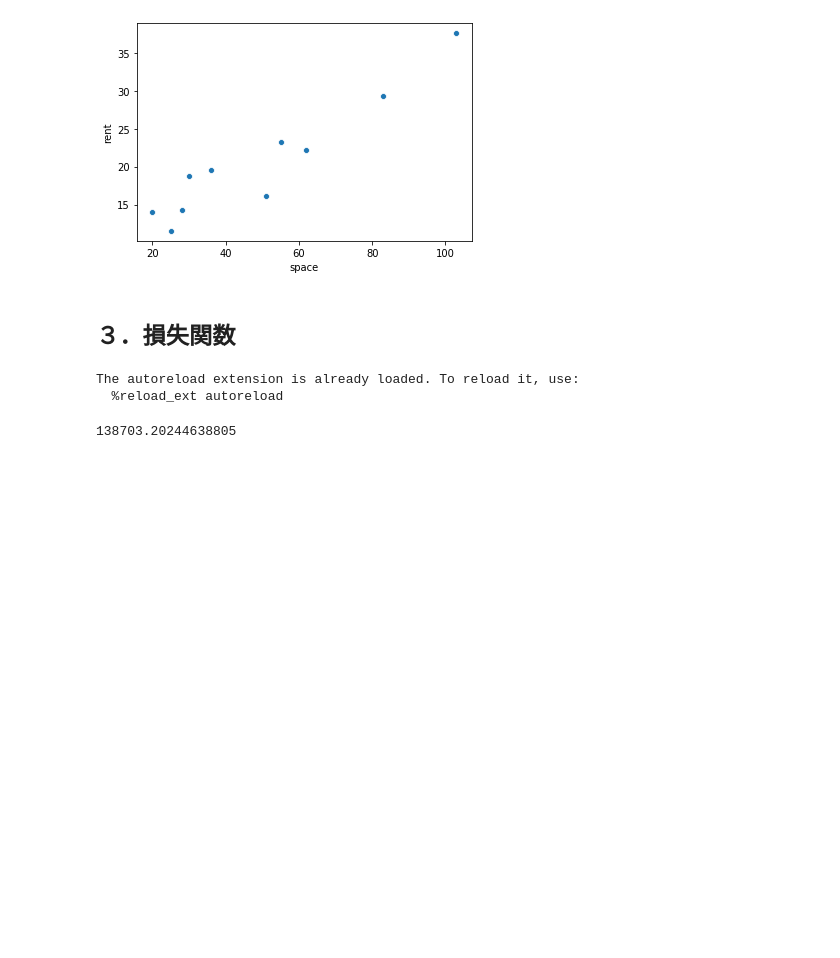
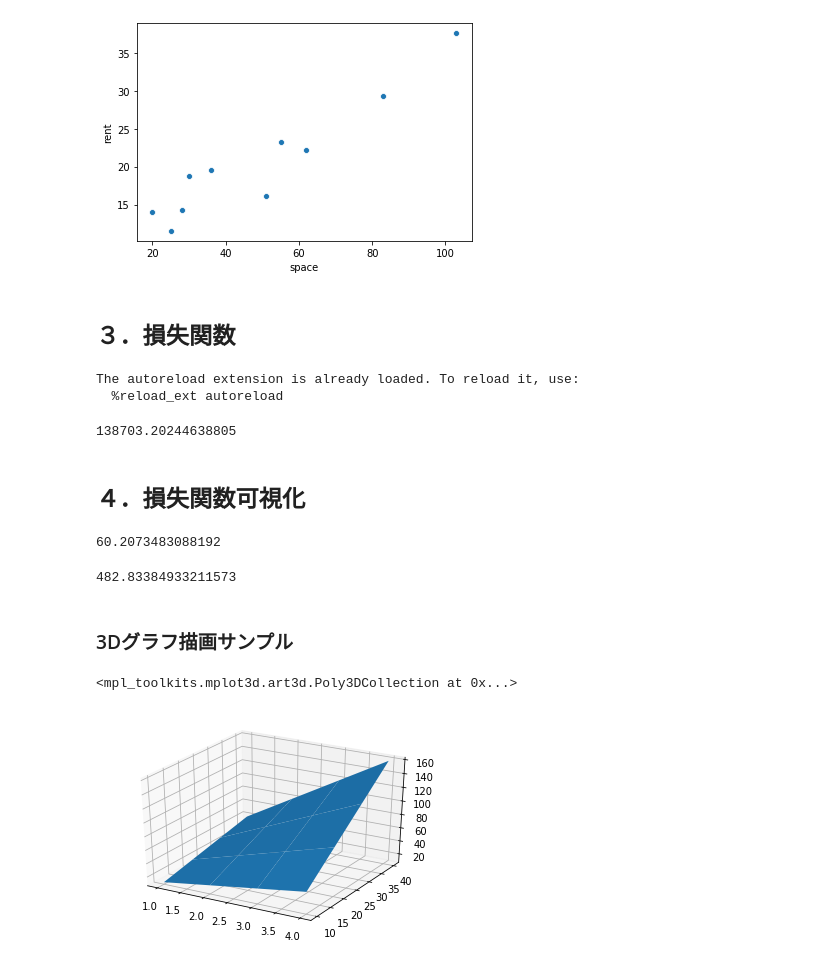
Before and after one commit to takunton/ds, a Jupyter notebook: work/ds_ml/udemy/section3_GradientDescent.ipynb, the cells around one changed output. Cells and saved outputs as stored; diff of their text form; code cells hidden in the pictures; blank space fills up the shorter version.

```diff
--- a/work/ds_ml/udemy/section3_GradientDescent.ipynb
+++ b/work/ds_ml/udemy/section3_GradientDescent.ipynb
@@ -43,3 +43,13 @@ The autoreload extension is already loaded. To reload it, use:
 Util.MlUtil.const_func(x=df['space'], y=df['rent'], theta_0=5, theta_1=7)
 # %% [output]
 138703.20244638805
+# %% [markdown]
+## ４．損失関数可視化
+# %%
+Util.MlUtil.const_func(x=df['space'], y=df['rent'], theta_0=0.5, theta_1=0.5)
+# %% [output]
+60.2073483088192
+# %%
+Util.MlUtil.const_func(x=df['space'], y=df['rent'], theta_0=0, theta_1=0)
+# %% [output]
+482.83384933211573
@@ -45,0 +60,24 @@ Util.MlUtil.const_func(x=df['space'], y=df['rent'], theta_0=5, theta_1=7)
+# %% [markdown]
+### 3Dグラフ描画サンプル
+# %%
+# x, y,z軸のサイズは揃える
+X = np.array([[1, 2, 3, 4],
+              [1, 2, 3, 4],
+              [1, 2, 3, 4],
+              [1, 2, 3, 4]])
+
+Y = np.array([[10, 10, 10, 10],
+              [20, 20, 20, 20],
+              [30, 30, 30, 30],
+              [40, 40, 40, 40]])
+
+Z = np.array([[ 10,  20,  30,  40],
+              [ 20,  40,  60,  80],
+              [ 30,  60,  90, 120],
+              [ 40,  80, 120, 160]])
+
+ax = plt.axes(projection='3d')
+ax.plot_surface(X, Y, Z)
+# %% [output]
+<mpl_toolkits.mplot3d.art3d.Poly3DCollection at 0x...>
+[figure, added]
```
Also changed, not shown: parts of 2 cells of this notebook.
